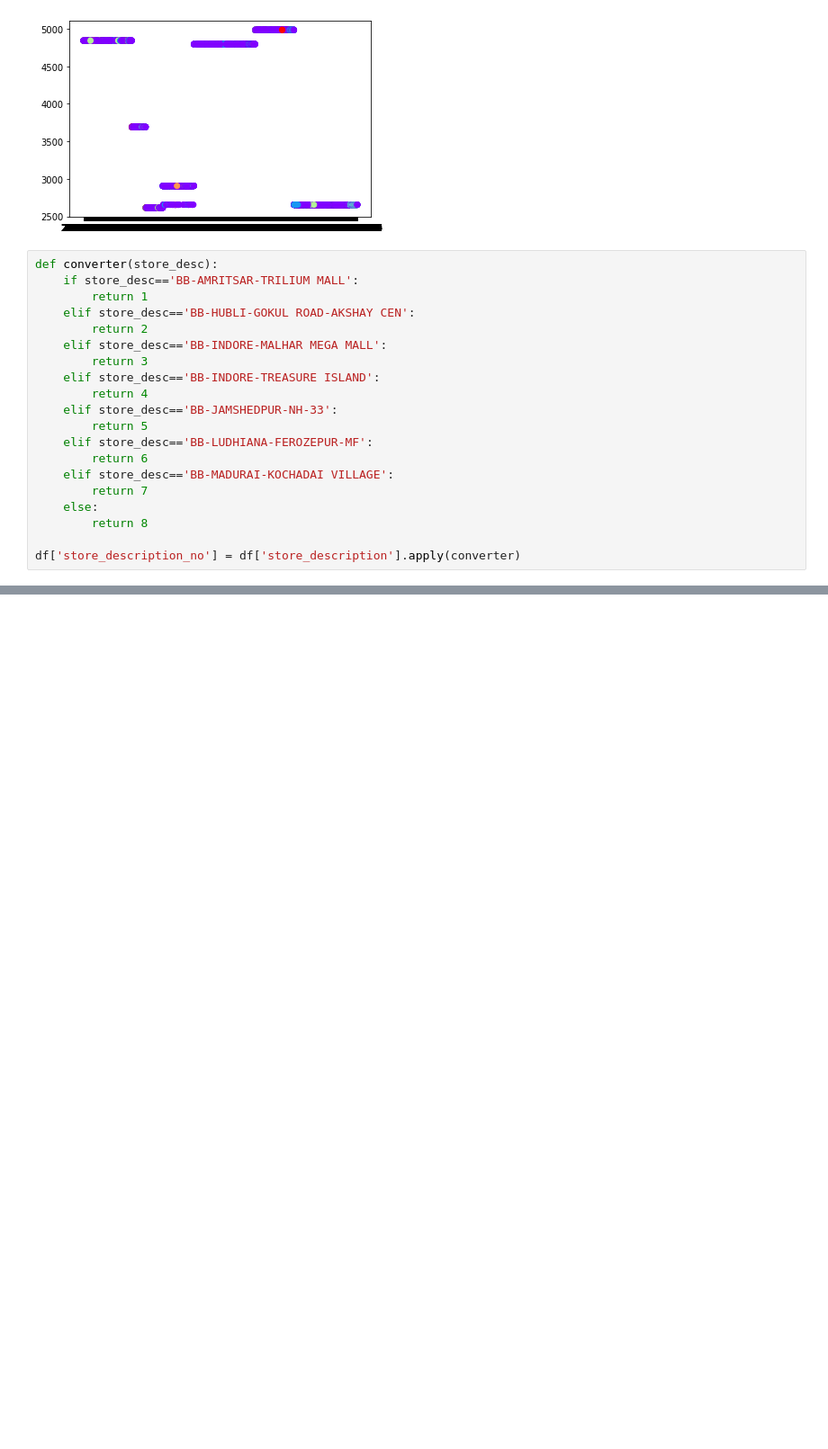
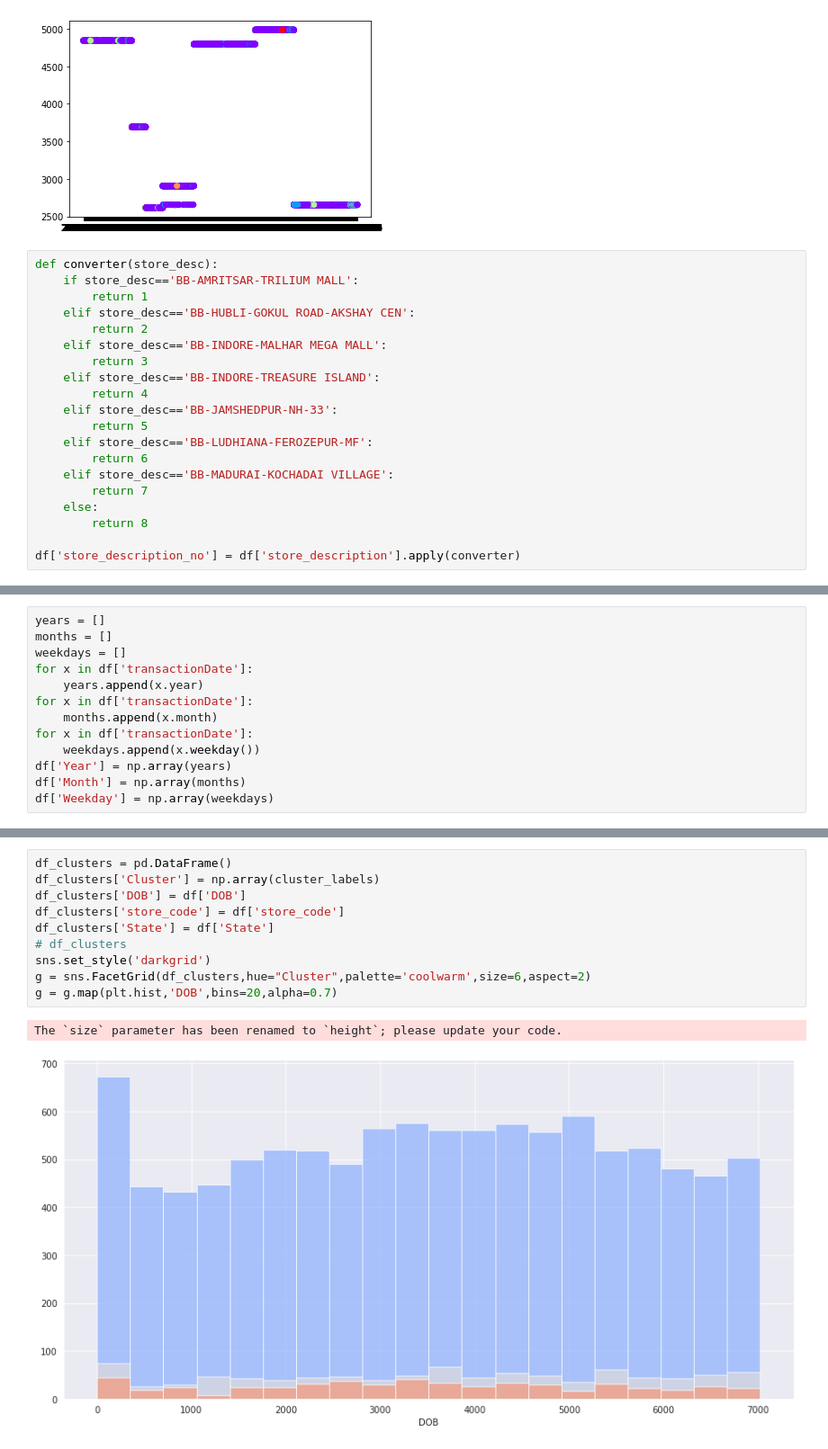
Before and after one commit to AvikantSrivastava/S-MART, a Jupyter notebook: Clustering.ipynb, the cells around one changed output, grey strips where cells are left out. Shown at 90% size. Cells and saved outputs as stored; diff of their text form; blank space fills up the shorter version.

```diff
--- a/Clustering.ipynb
+++ b/Clustering.ipynb
@@ -180,0 +193,13 @@ df['store_description_no'] = df['store_description'].apply(converter)
+# %%
+years = []
+months = []
+weekdays = []
+for x in df['transactionDate']:
+    years.append(x.year)
+for x in df['transactionDate']:
+    months.append(x.month)
+for x in df['transactionDate']:
+    weekdays.append(x.weekday())
+df['Year'] = np.array(years)
+df['Month'] = np.array(months)
+df['Weekday'] = np.array(weekdays)
@@ -180,0 +257,13 @@ df['store_description_no'] = df['store_description'].apply(converter)
+# %%
+df_clusters = pd.DataFrame()
+df_clusters['Cluster'] = np.array(cluster_labels)
+df_clusters['DOB'] = df['DOB']
+df_clusters['store_code'] = df['store_code']
+df_clusters['State'] = df['State']
+# df_clusters
+sns.set_style('darkgrid')
+g = sns.FacetGrid(df_clusters,hue="Cluster",palette='coolwarm',size=6,aspect=2)
+g = g.map(plt.hist,'DOB',bins=20,alpha=0.7)
+# %% [output]
+The `size` parameter has been renamed to `height`; please update your code.
+[figure, added]
```
Also changed, not shown: parts of 13 cells of this notebook.
